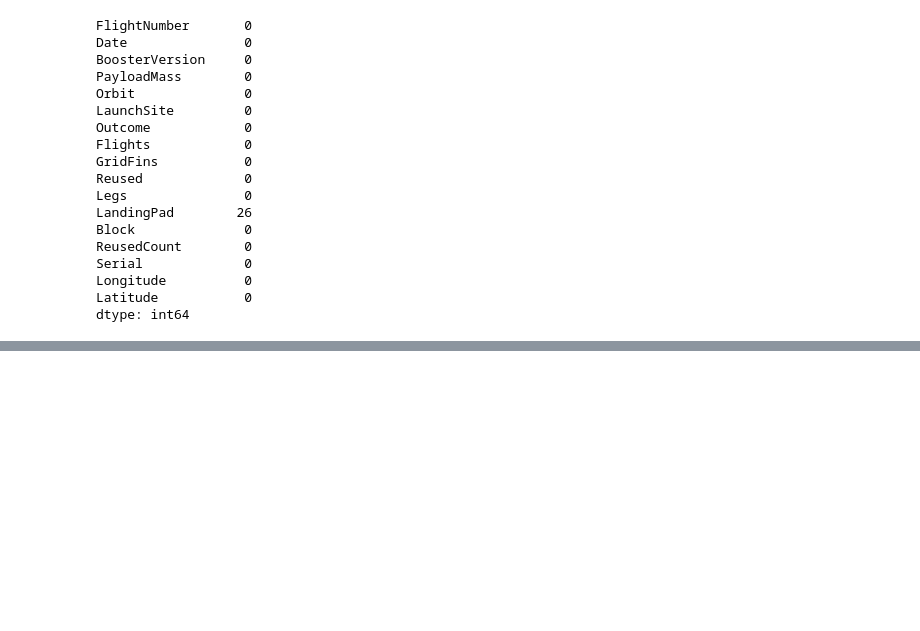
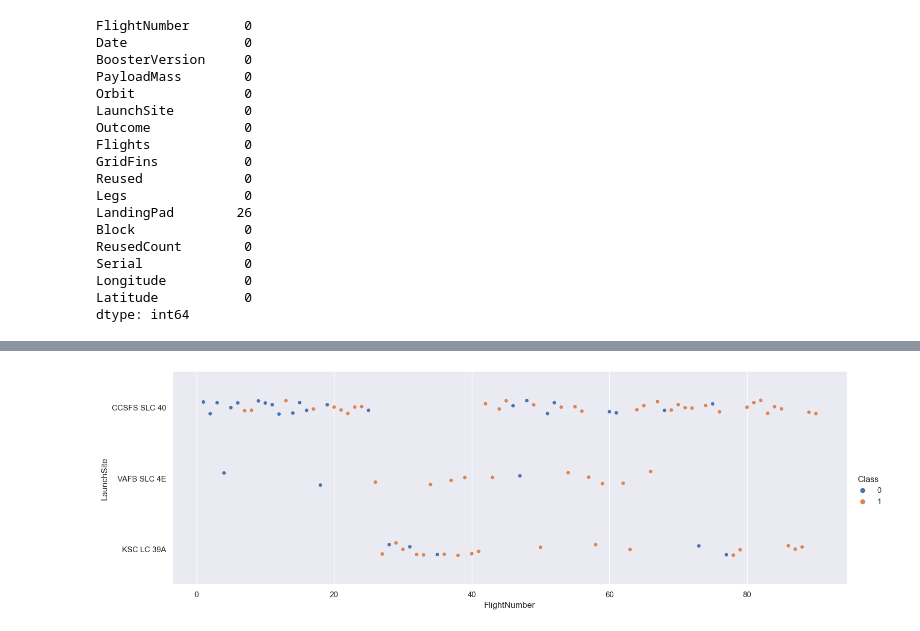
Before and after one commit to Bamwesigye-Calvin-Kiiza/SpaceX-data-science, a Jupyter notebook: space x data science .ipynb, the cells around one changed output, grey strips where cells are left out. Drawn from its saved outputs; the diff is of its cells as text; code cells hidden in the pictures; blank space fills up the shorter version.

```diff
--- a/space x data science .ipynb
+++ b/space x data science .ipynb
@@ -242,0 +451,5 @@ data_falcon9.to_csv('dataset_part_1.csv', index=False)
+# %%
+sns.catplot(y = 'LaunchSite', x='FlightNumber',data= df , hue = 'Class',aspect = 3)
+plt.show()
+# %% [output]
+[figure, added]
```
Also changed, not shown: parts of 42 cells of this notebook, 2 other files.
